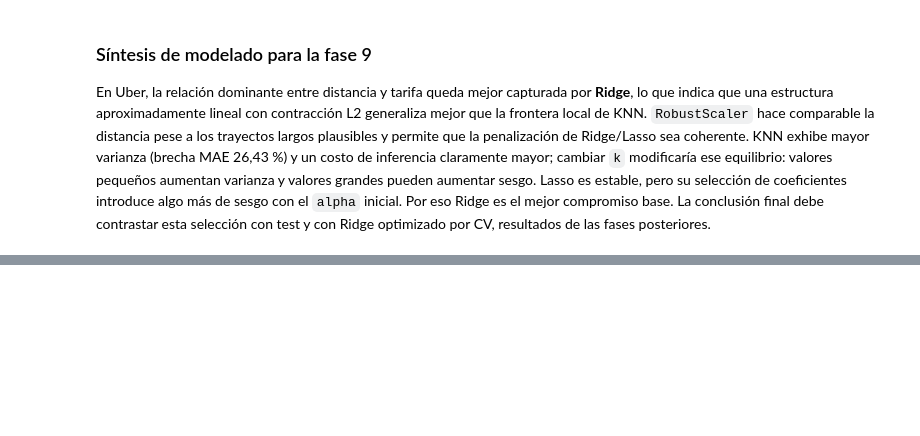
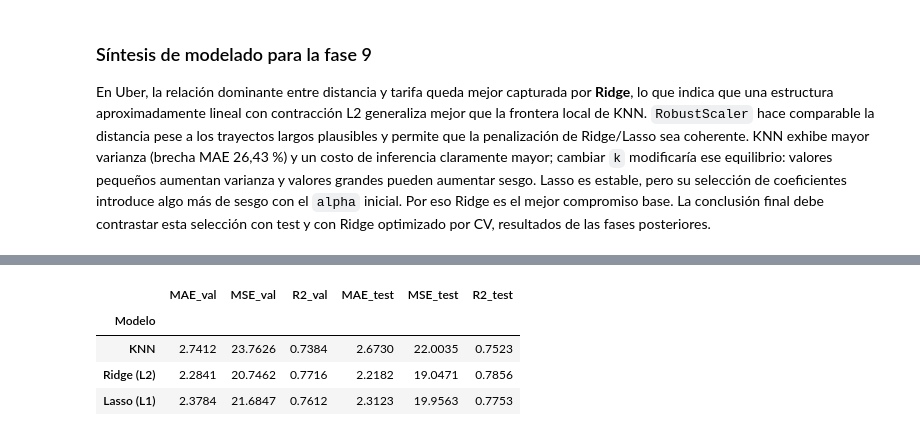
Before and after one commit to alejoriosm04/workshop-01-ml, a Jupyter notebook: notebooks/01_regresion_uber.ipynb, the cells around one changed output, grey strips where cells are left out. Drawn from its saved outputs; the diff is of its cells as text; code cells hidden in the pictures; blank space fills up the shorter version.

```diff
--- a/notebooks/01_regresion_uber.ipynb
+++ b/notebooks/01_regresion_uber.ipynb
@@ -1068,0 +1081,23 @@ test y con Ridge optimizado por CV, resultados de las fases posteriores.
+# %%
+filas_test_reg = []
+for nombre, pipeline in pipelines_regresion.items():
+    pred_test = pipeline.predict(X_test)
+    filas_test_reg.append({
+        "Modelo": nombre,
+        "MAE_test": mean_absolute_error(y_test, pred_test),
+        "MSE_test": mean_squared_error(y_test, pred_test),
+        "R2_test": r2_score(y_test, pred_test),
+    })
+
+metricas_test_regresion = pd.DataFrame(filas_test_reg).set_index("Modelo")
+
+comparativo_regresion = metricas_regresion[["MAE_val", "MSE_val", "R2_val"]].join(
+    metricas_test_regresion
+)
+display(comparativo_regresion.round(4))
+# %% [output]
+|  | MAE_val | MSE_val | R2_val | MAE_test | MSE_test | R2_test |
+| Modelo |  |  |  |  |  |  |
+| KNN | 2.7412 | 23.7626 | 0.7384 | 2.6730 | 22.0035 | 0.7523 |
+| Ridge (L2) | 2.2841 | 20.7462 | 0.7716 | 2.2182 | 19.0471 | 0.7856 |
+| Lasso (L1) | 2.3784 | 21.6847 | 0.7612 | 2.3123 | 19.9563 | 0.7753 |
```
Also changed, not shown: parts of 13 cells of this notebook, 1 other file.
